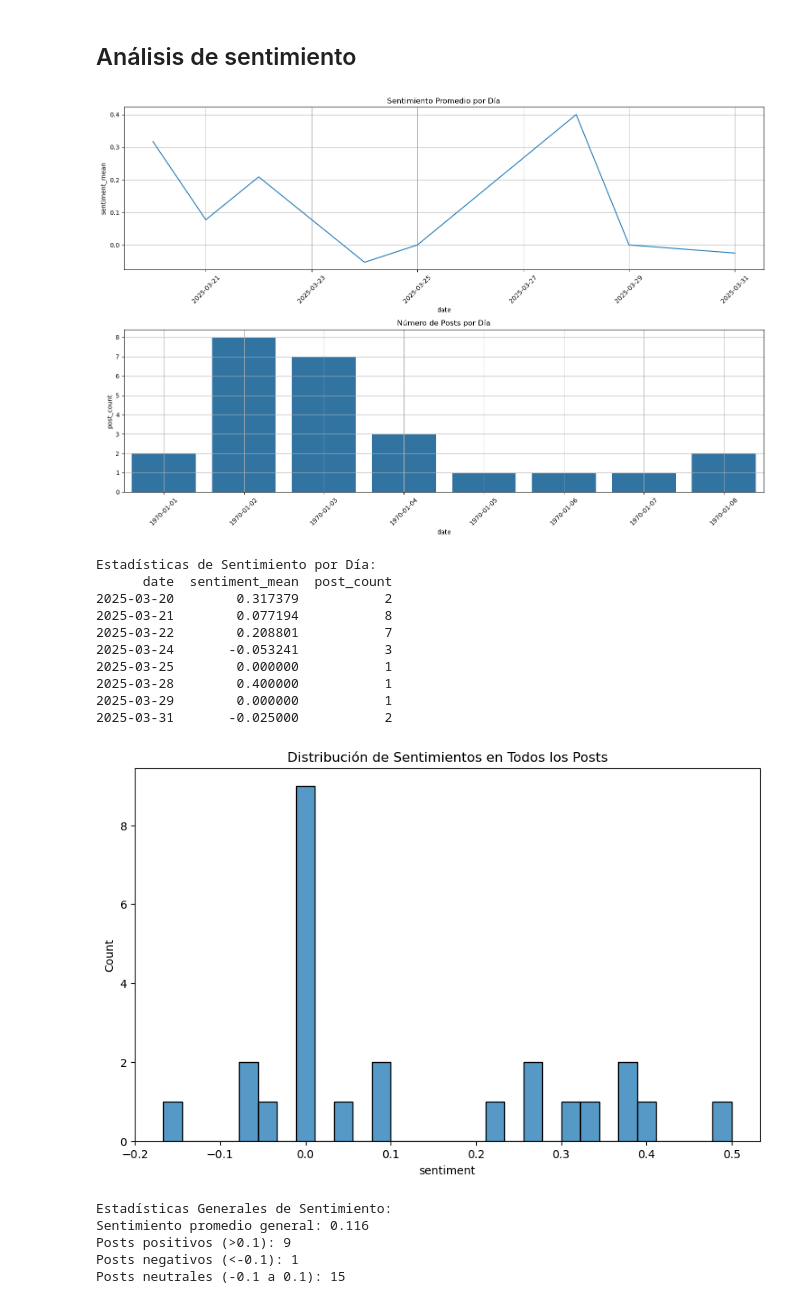
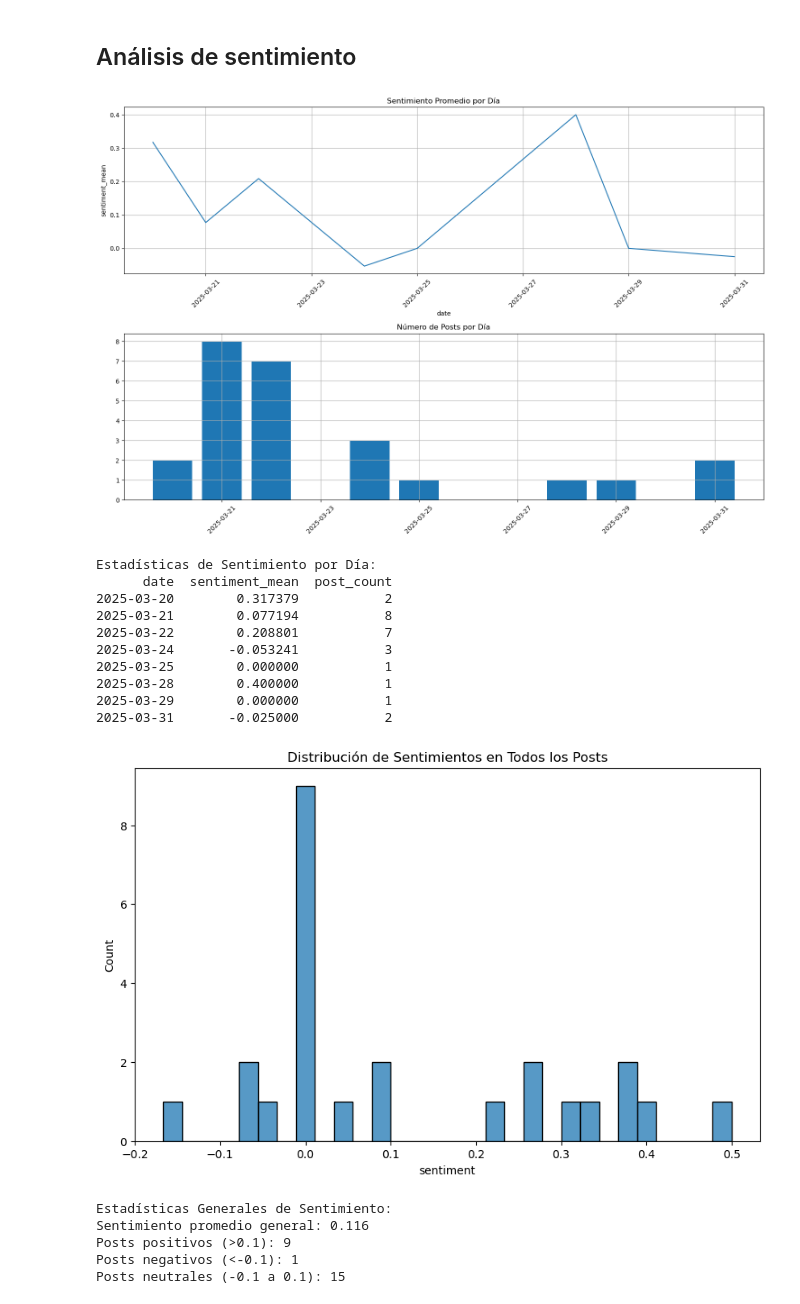
Before and after one commit to lmbsoft/patagonia-scrappers, a Jupyter notebook: franco/API-connect/01_connect.ipynb, the cells around one changed output. Saved outputs shown, nothing was run; the diff lists cells and outputs as text; code cells hidden in the pictures.

Commit message:
Análisis de sentimiento, ajuste en fechas.

```diff
--- a/franco/API-connect/01_connect.ipynb
+++ b/franco/API-connect/01_connect.ipynb
@@ -386,41 +386,46 @@ def analyze_sentiment_by_day(df):
     # Gráfico 2: Número de posts por día
     plt.subplot(2, 1, 2)
     ax2 = plt.gca()
-    sns.barplot(data=daily_sentiment, x='date', y='post_count')
-    plt.title('Número de Posts por Día')
+
+    # Convertir fechas a formato matplotlib
+    dates = mdates.date2num(daily_sentiment['date'])
+
+    # Crear el gráfico de barras con fechas
+    plt.bar(dates, daily_sentiment['post_count'])
 
     # Formatear el eje X para mostrar fechas correctamente
     ax2.xaxis.set_major_formatter(mdates.DateFormatter('%Y-%m-%d'))
     ax2.xaxis.set_major_locator(mdates.AutoDateLocator())
+    plt.title('Número de Posts por Día')
     plt.xticks(rotation=45)
     plt.grid(True)
 
     plt.tight_layout()
     plt.show()
 
     # Mostrar estadísticas
     print("\nEstadísticas de Sentimiento por Día:")
     print(daily_sentiment[['date', 'sentiment_mean', 'post_count']].to_string(index=False))
 
     # Análisis adicional: Distribución de sentimientos
     plt.figure(figsize=(10, 6))
     sns.histplot(data=df, x='sentiment', bins=30)
     plt.title('Distribución de Sentimientos en Todos los Posts')
     plt.show()
 
     # Calcular estadísticas generales
     print("\nEstadísticas Generales de Sentimiento:")
     print(f"Sentimiento promedio general: {df['sentiment'].mean():.3f}")
     print(f"Posts positivos (>0.1): {len(df[df['sentiment'] > 0.1])}")
     print(f"Posts negativos (<-0.1): {len(df[df['sentiment'] < -0.1])}")
     print(f"Posts neutrales (-0.1 a 0.1): {len(df[(df['sentiment'] >= -0.1) & (df['sentiment'] <= 0.1)])}")
 
     return daily_sentiment
 
 # Aplicar el análisis
 daily_sentiment_df = analyze_sentiment_by_day(df)
 # %% [output]
-[figure, old version]
+[figure, new version]
 Estadísticas de Sentimiento por Día:
       date  sentiment_mean  post_count
 2025-03-20        0.317379           2
```
